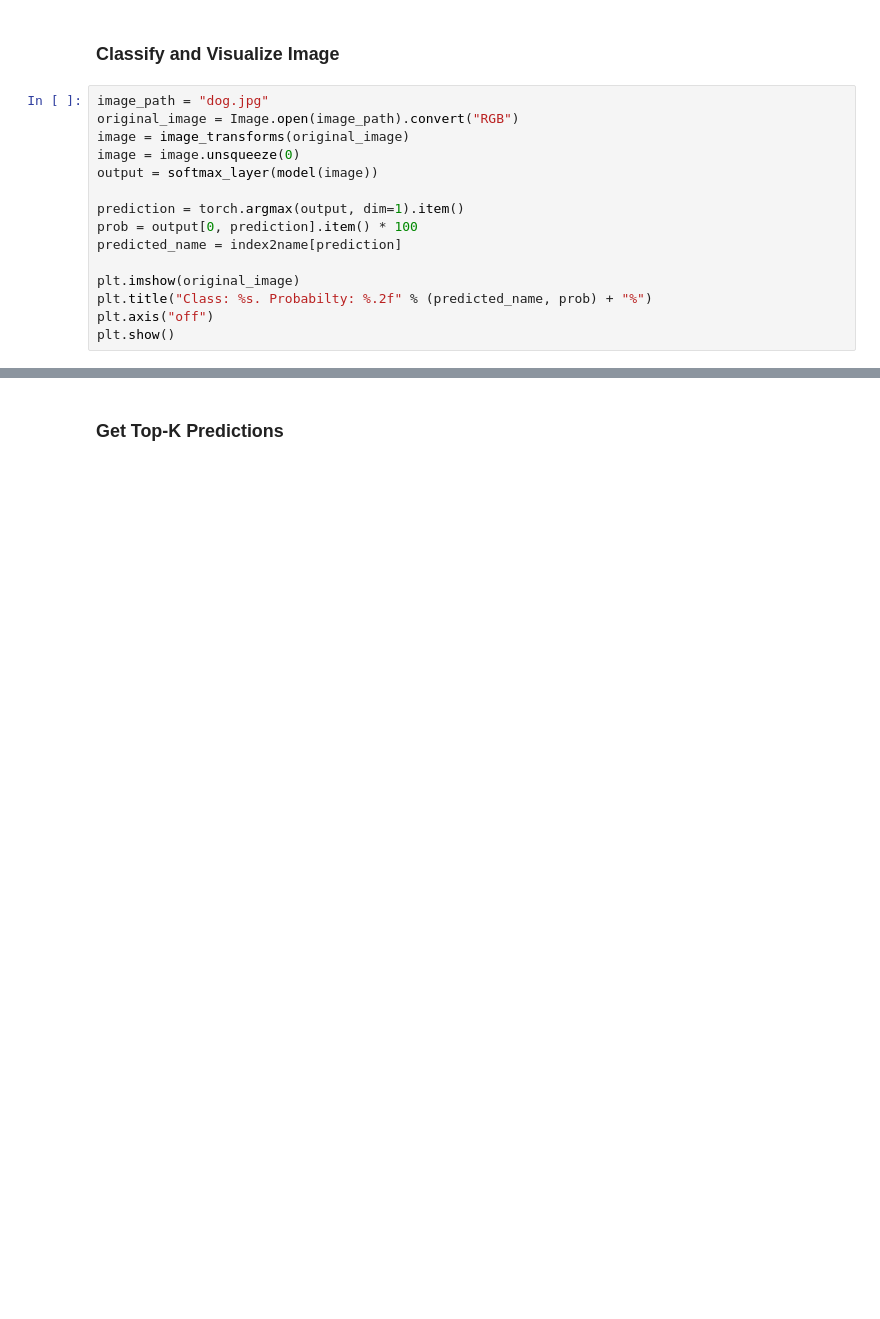
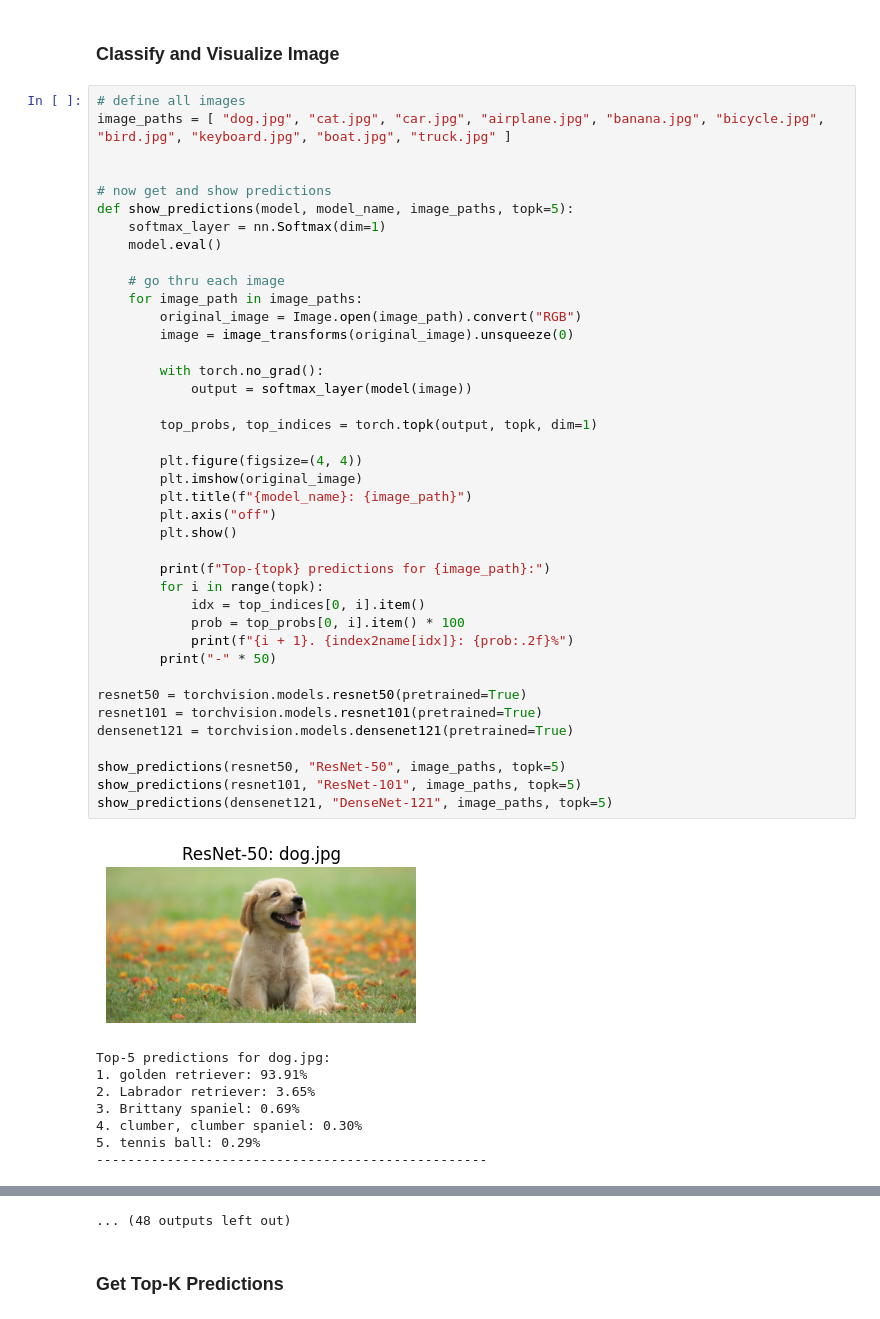
Before and after one commit to warrensLee/artificial_intelligence, a Jupyter notebook: HW5/HW5/code/Homework5.ipynb, the cells around one changed output, grey strips where cells are left out. Saved outputs shown, nothing was run; the diff lists cells and outputs as text; blank space fills up the shorter version.

```diff
--- a/HW5/HW5/code/Homework5.ipynb
+++ b/HW5/HW5/code/Homework5.ipynb
@@ -34,17 +52,51 @@ model.eval()
 # %% [markdown]
 ### Classify and Visualize Image
-# %%
-image_path = "dog.jpg"
-original_image = Image.open(image_path).convert("RGB")
-image = image_transforms(original_image)
-image = image.unsqueeze(0)
-output = softmax_layer(model(image))
-
-prediction = torch.argmax(output, dim=1).item()
-prob = output[0, prediction].item() * 100
-predicted_name = index2name[prediction]
-
-plt.imshow(original_image)
-plt.title("Class: %s. Probabilty: %.2f" % (predicted_name, prob) + "%")
-plt.axis("off")
-plt.show()
+# %%
+# define all images
+image_paths = [ "dog.jpg", "cat.jpg", "car.jpg", "airplane.jpg", "banana.jpg", "bicycle.jpg", "bird.jpg", "keyboard.jpg", "boat.jpg", "truck.jpg" ]
+
+
+# now get and show predictions
+def show_predictions(model, model_name, image_paths, topk=5):
+    softmax_layer = nn.Softmax(dim=1)
+    model.eval()
+
+    # go thru each image
+    for image_path in image_paths:
+        original_image = Image.open(image_path).convert("RGB")
+        image = image_transforms(original_image).unsqueeze(0)
+
+        with torch.no_grad():
+            output = softmax_layer(model(image))
+
+        top_probs, top_indices = torch.topk(output, topk, dim=1)
+
+        plt.figure(figsize=(4, 4))
+        plt.imshow(original_image)
+        plt.title(f"{model_name}: {image_path}")
+        plt.axis("off")
+        plt.show()
+
+        print(f"Top-{topk} predictions for {image_path}:")
+        for i in range(topk):
+            idx = top_indices[0, i].item()
+            prob = top_probs[0, i].item() * 100
+            print(f"{i + 1}. {index2name[idx]}: {prob:.2f}%")
+        print("-" * 50)
+
+resnet50 = torchvision.models.resnet50(pretrained=True)
+resnet101 = torchvision.models.resnet101(pretrained=True)
+densenet121 = torchvision.models.densenet121(pretrained=True)
+
+show_predictions(resnet50, "ResNet-50", image_paths, topk=5)
+show_predictions(resnet101, "ResNet-101", image_paths, topk=5)
+show_predictions(densenet121, "DenseNet-121", image_paths, topk=5)
+# %% [output]
+[figure, added]
+Top-5 predictions for dog.jpg:
+1. golden retriever: 93.91%
+2. Labrador retriever: 3.65%
+3. Brittany spaniel: 0.69%
+4. clumber, clumber spaniel: 0.30%
+5. tennis ball: 0.29%
+--------------------------------------------------
@@ -51,3 +143,4 @@ plt.show()
+... (48 outputs left out)
 # %% [markdown]
 ### Get Top-K Predictions
 # %%
```
Also changed, not shown: parts of 8 cells of this notebook, 10 other files.
